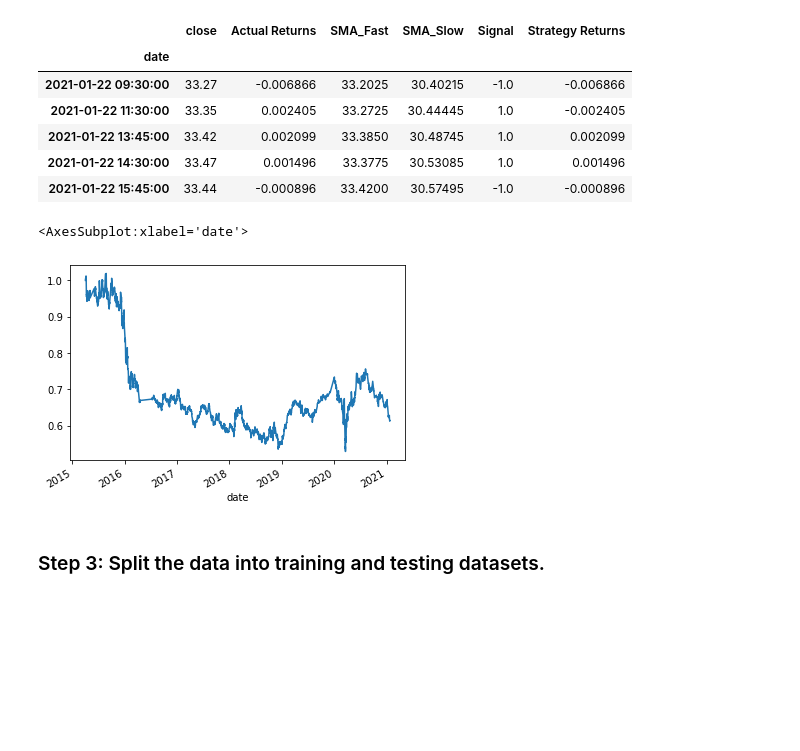
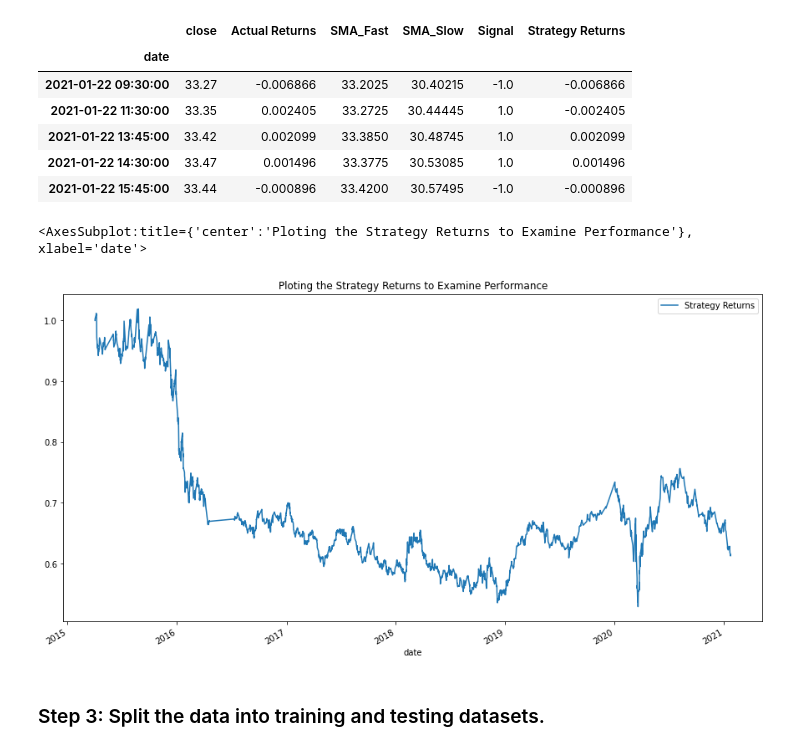
Before and after one commit to MuayThaiLegz/module_14, a Jupyter notebook: machine_learning_trading_bot.ipynb, the cells around one changed output. Drawn from its saved outputs; the diff is of its cells as text; code cells hidden in the pictures; blank space fills up the shorter version.

```diff
--- a/machine_learning_trading_bot.ipynb
+++ b/machine_learning_trading_bot.ipynb
@@ -224,10 +224,10 @@ display(signals_df.tail())
 | 2021-01-22 15:45:00 | 33.44 | -0.000896 | 33.4200 | 30.57495 | -1.0 | -0.000896 |
 # %%
 # Plot Strategy Returns to examine performance
-(1 + signals_df['Strategy Returns']).cumprod().plot()
+(1 + signals_df['Strategy Returns']).cumprod().plot(figsize=(15,8), legend='Strategy Returns', title='Ploting the Strategy Returns to Examine Performance')
 # %% [output]
-<AxesSubplot:xlabel='date'>
+<AxesSubplot:title={'center':'Ploting the Strategy Returns to Examine Performance'}, xlabel='date'>
-[figure, old version]
+[figure, new version]
 # %% [markdown]
 ### Step 3: Split the data into training and testing datasets.
 # %%
```
Also changed, not shown: parts of 26 cells of this notebook.
